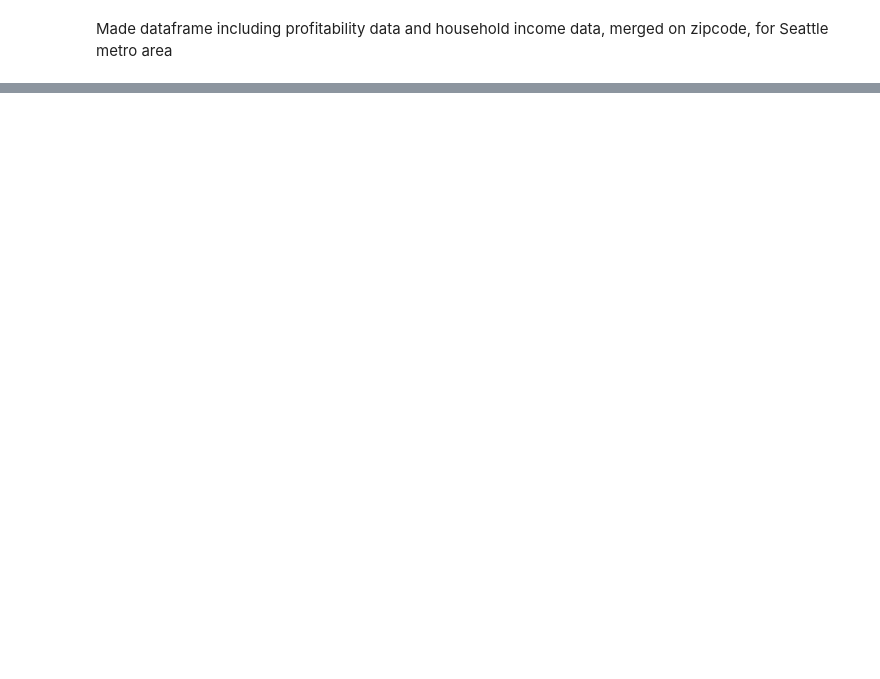
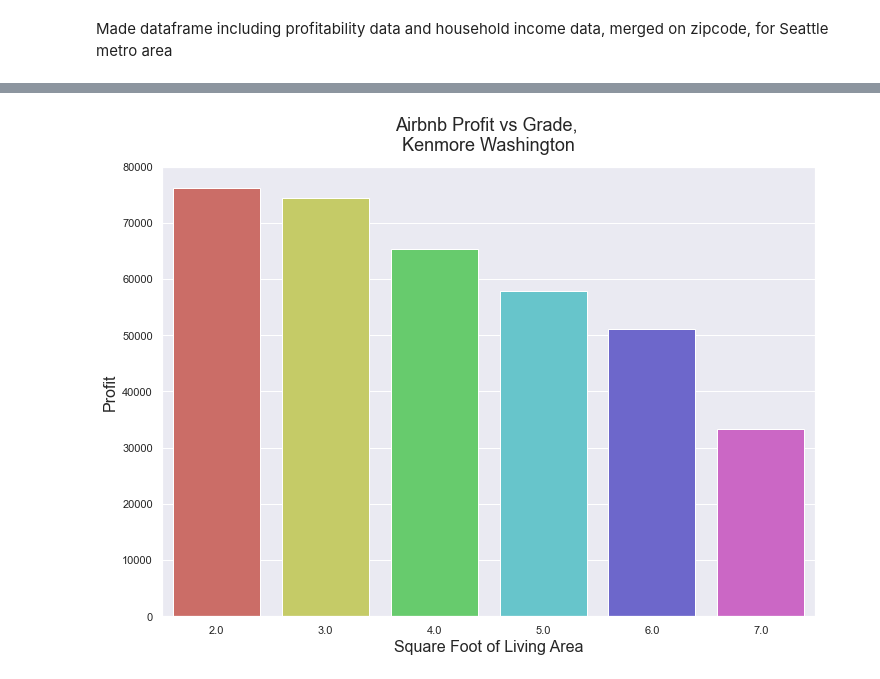
Before and after one commit to tweatherfordk/Linear-Regression-Housing-Model, a Jupyter notebook: Trystan/Airbnb Profitability Function.ipynb, the cells around one changed output, grey strips where cells are left out. Drawn from its saved outputs; the diff is of its cells as text; code cells hidden in the pictures; blank space fills up the shorter version.

```diff
--- a/Trystan/Airbnb Profitability Function.ipynb
+++ b/Trystan/Airbnb Profitability Function.ipynb
@@ -381,16 +507,22 @@ plt.savefig("top_5_protifable_zipcodes.png", dpi=100);
 # %%
+#bar graph to look at profit and grade of house
+# as the grade of the house increases, the price goes up and profit margins begin to decline
+# for rental properties
+
 fig, ax = plt.subplots()
 sns.barplot(data= kenmore, x="grade_ord", y="profit", ax=ax, estimator = np.median,ci = 0)
 #ax.set_xlim(0, 6000)
-ax.set_ylim(50000, 120000)
-ax.set_title('''Airbnb Profit vs Square Foot of Living Area,
+ax.set_ylim(0, 80000)
+ax.set_title('''Airbnb Profit vs Grade,
 Kenmore Washington''', fontdict={'fontsize':18}, pad=16)
 ax.set_xlabel('Square Foot of Living Area', fontdict={'fontsize':16})
 ax.set_ylabel('Profit', fontdict={'fontsize':16})
 
 plt.show()
 
 #fig.savefig('sale_price_vs_sqft_living.png');
+# %% [output]
+[figure, added]
 # %%
 #df.to_csv('seattle_income_&_profit.csv')
 # %%
```
Also changed, not shown: parts of 42 cells of this notebook, 3 other files.
